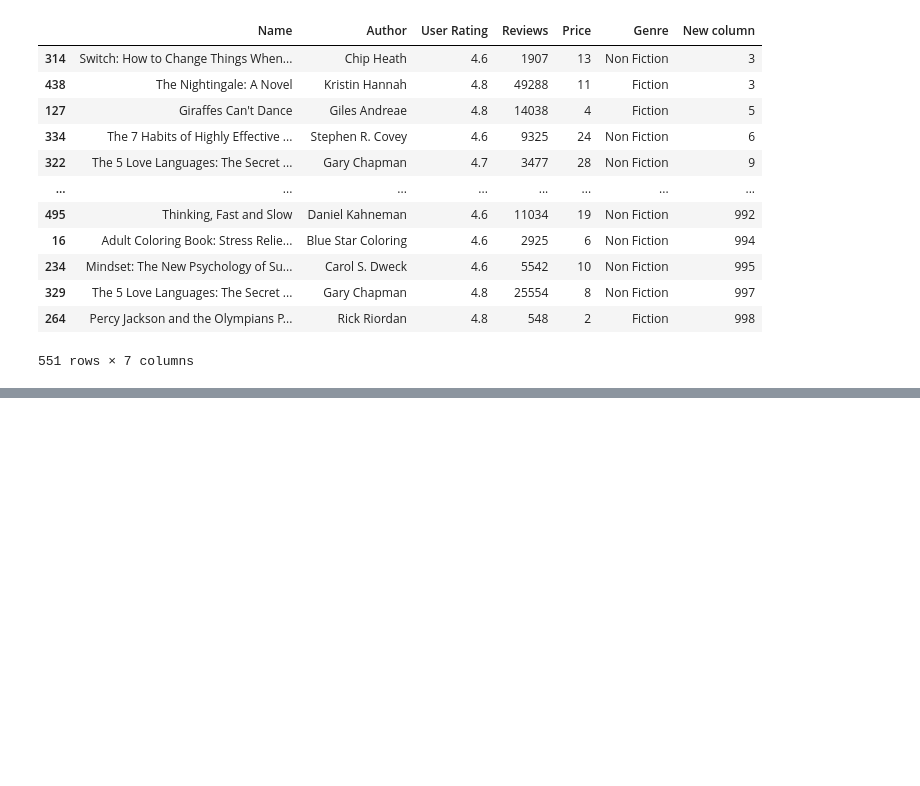
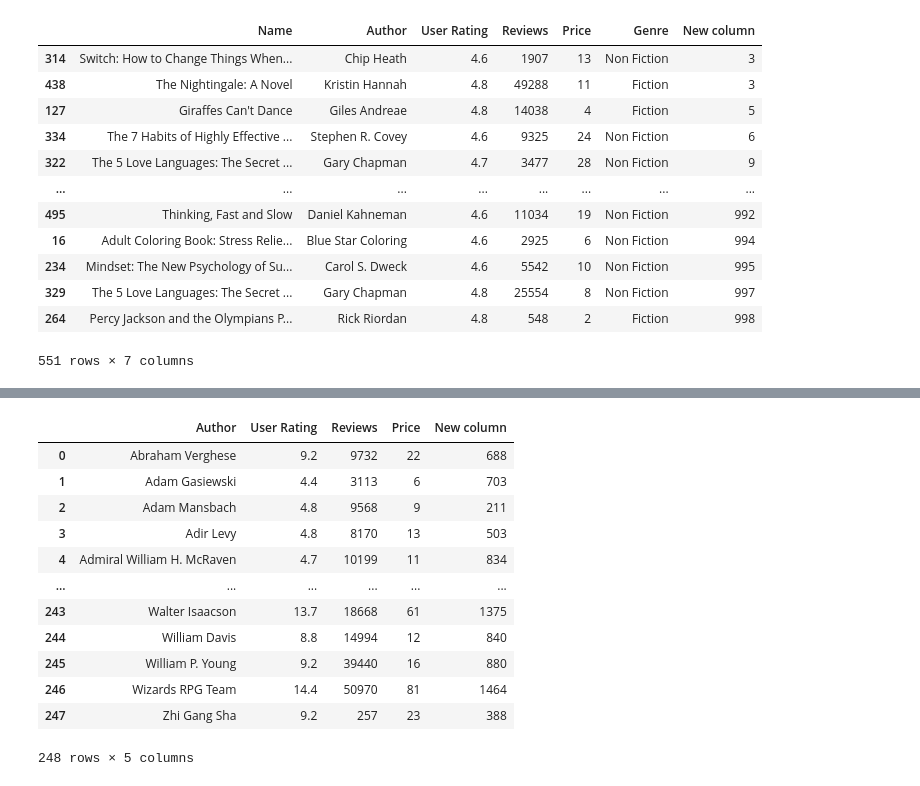
Before and after one commit to MarioChvx/my_notes, a Jupyter notebook: NumPy_Pandas/Pandas.ipynb, the cells around one changed output, grey strips where cells are left out. Saved outputs shown, nothing was run; the diff lists cells and outputs as text; code cells hidden in the pictures; blank space fills up the shorter version.

```diff
--- a/NumPy_Pandas/Pandas.ipynb
+++ b/NumPy_Pandas/Pandas.ipynb
@@ -468,0 +502,16 @@ df_books.sort_values('New column', ascending=True)
+# %%
+df_books.groupby('Author').sum().reset_index()
+# %% [output]
+|  | Author | User Rating | Reviews | Price | New column |
+| 0 | Abraham Verghese | 9.2 | 9732 | 22 | 688 |
+| 1 | Adam Gasiewski | 4.4 | 3113 | 6 | 703 |
+| 2 | Adam Mansbach | 4.8 | 9568 | 9 | 211 |
+| 3 | Adir Levy | 4.8 | 8170 | 13 | 503 |
+| 4 | Admiral William H. McRaven | 4.7 | 10199 | 11 | 834 |
+| ... | ... | ... | ... | ... | ... |
+| 243 | Walter Isaacson | 13.7 | 18668 | 61 | 1375 |
+| 244 | William Davis | 8.8 | 14994 | 12 | 840 |
+| 245 | William P. Young | 9.2 | 39440 | 16 | 880 |
+| 246 | Wizards RPG Team | 14.4 | 50970 | 81 | 1464 |
+| 247 | Zhi Gang Sha | 9.2 | 257 | 23 | 388 |
+248 rows × 5 columns
```
Also changed, not shown: parts of 35 cells of this notebook.
